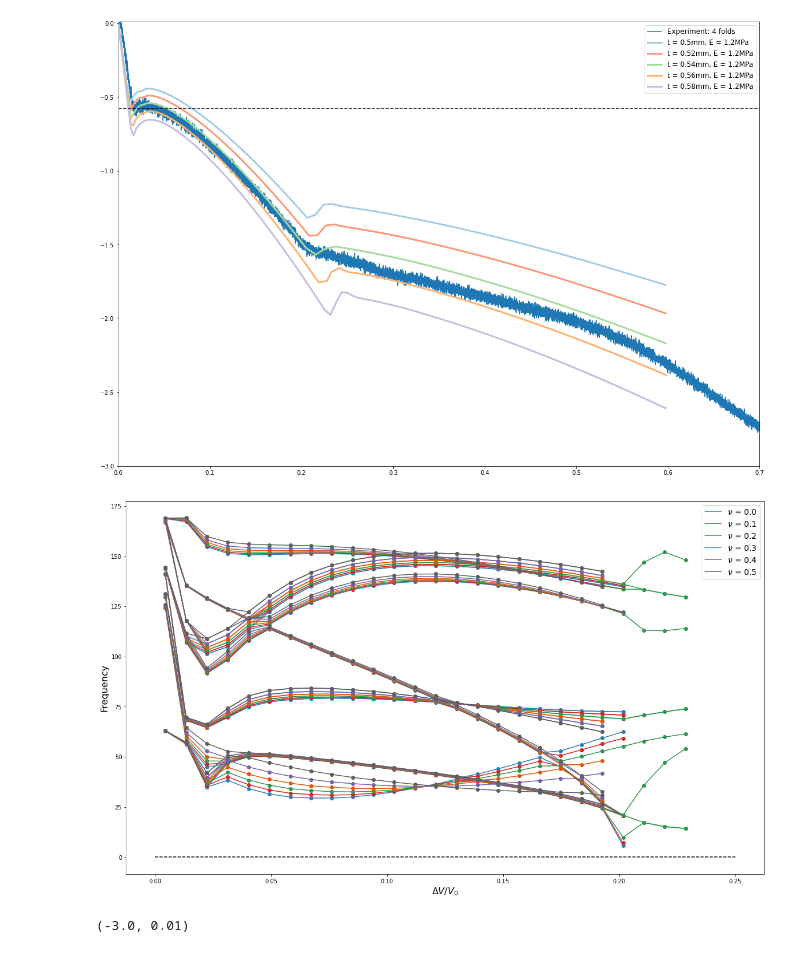
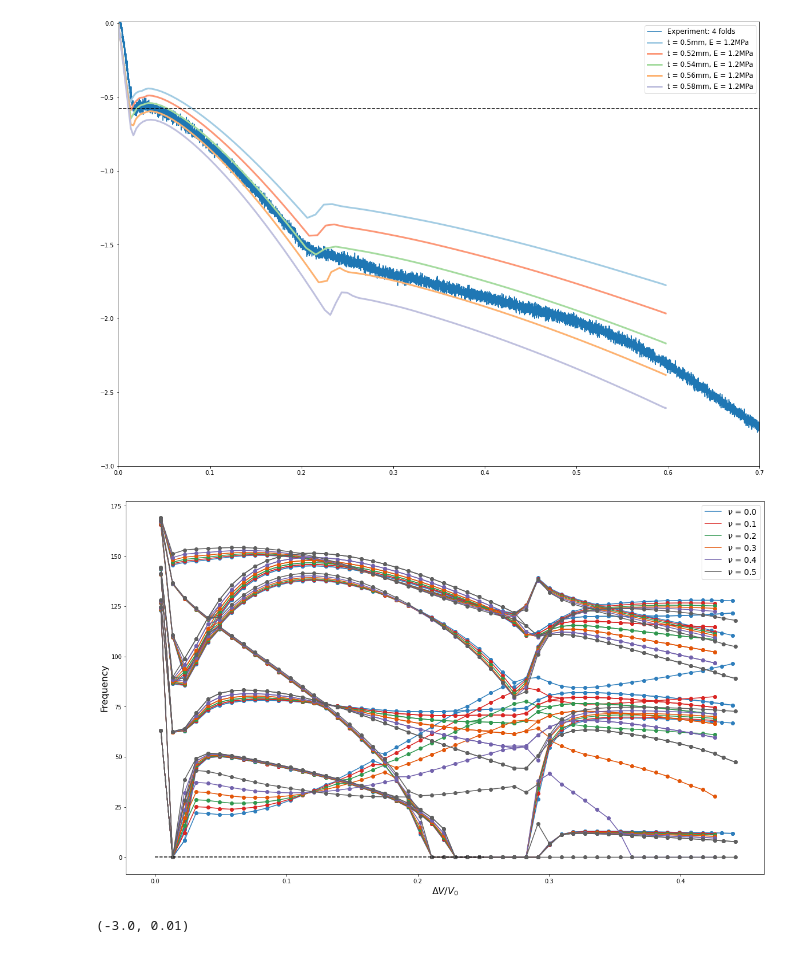
Before and after one commit to bertoldi-collab/buckling-cylinders, a Jupyter notebook: four_folds_compare.ipynb, the cells around one changed output. Drawn from its saved outputs; the diff is of its cells as text; code cells hidden in the pictures.

```diff
--- a/four_folds_compare.ipynb
+++ b/four_folds_compare.ipynb
@@ -59,38 +59,38 @@ nu_try = [0.0, 0.1, 0.2, 0.3, 0.4, 0.5]
 # fig, ax = plt.subplots(figsize = (14,10))
 fig, ax = plt.subplots(figsize = (20,12))
 
-initial_idx = 900
+initial_idx = 910
 
 cmap_all = ['Blues', 'Reds','Greens', 'Oranges', 'Purples', 'Greys', 'BuGn', 'YlOrBr', 'PuRd']
 
 for i,nu in enumerate(nu_try):
     if nu >= 0.0:
         idx_cur = initial_idx + i
         data_path = f'data_out/4fold-test_nu-{idx_cur}_eig_freq.txt'
         data_cur = np.loadtxt(data_path)
         temp_all = data_cur[:,0]
         freq_all = data_cur[:,1:]
 
         color_plot = plt.get_cmap(cmap_all[i])(0.7)
 
         for j in range(np.shape(freq_all)[1]):
             ax.plot(-3*temp_all, freq_all[:,j], 'o', color = color_plot)
             if j == 0:
                 ax.plot(-3*temp_all, freq_all[:,j], '-', color = color_plot, label = rf'$\nu$ = {nu}')
             else:
                 ax.plot(-3*temp_all, freq_all[:,j], '-', color = color_plot)
 
 
 
 ax.legend(loc = 'best', fontsize = 14)
 ax.set_xlabel('$\Delta V/V_0$', fontsize = 16)
 ax.set_ylabel('Frequency', fontsize = 16)
 ax.hlines(0,0,0.25,'k','--')
 
 
 fig.savefig('data_processed/change_nu_4folds_freq.jpg')
 # %% [output]
-[figure, old version]
+[figure, new version]
 # %%
 E_try = [1.1, 1.2, 1.3, 1.4]
 t_try = [0.50, 0.52, 0.54, 0.56, 0.58, 0.6]
```
Also changed, not shown: 54 other files.
